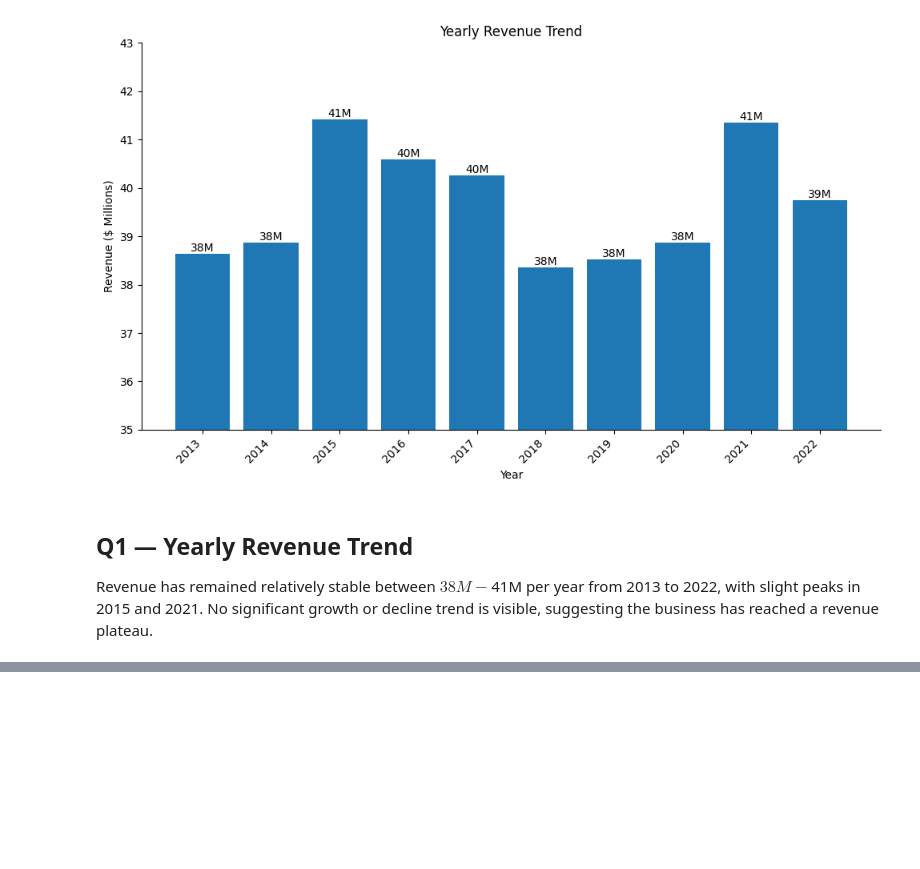
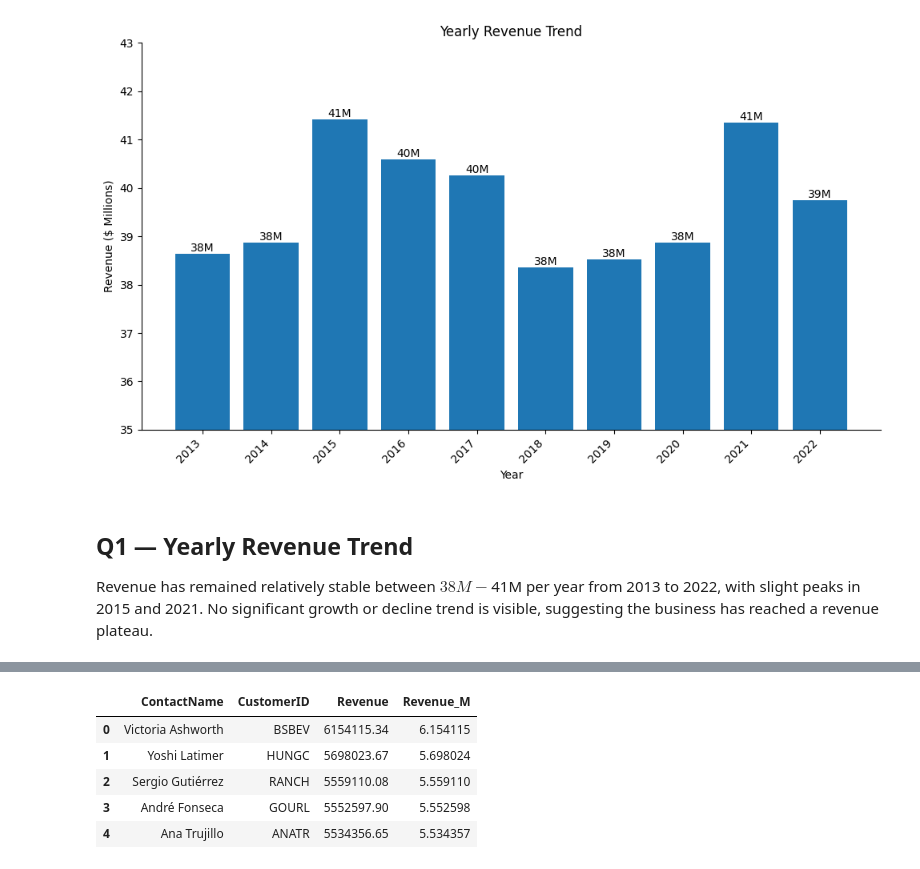
Before and after one commit to MArfanA333/sql-business-analysis-northwind, a Jupyter notebook: notebooks/02_sql_analysis.ipynb, the cells around one changed output, grey strips where cells are left out. Saved outputs shown, nothing was run; the diff lists cells and outputs as text; code cells hidden in the pictures; blank space fills up the shorter version.

```diff
--- a/notebooks/02_sql_analysis.ipynb
+++ b/notebooks/02_sql_analysis.ipynb
@@ -215,0 +241,10 @@ a revenue plateau.
+# %%
+revenue_per_customer['Revenue_M'] = revenue_per_customer['Revenue'] / 1_000_000
+revenue_per_customer.head()
+# %% [output]
+|  | ContactName | CustomerID | Revenue | Revenue_M |
+| 0 | Victoria Ashworth | BSBEV | 6154115.34 | 6.154115 |
+| 1 | Yoshi Latimer | HUNGC | 5698023.67 | 5.698024 |
+| 2 | Sergio Gutiérrez | RANCH | 5559110.08 | 5.559110 |
+| 3 | André Fonseca | GOURL | 5552597.90 | 5.552598 |
+| 4 | Ana Trujillo | ANATR | 5534356.65 | 5.534357 |
```
Also changed, not shown: parts of 6 cells of this notebook, 1 other file.
